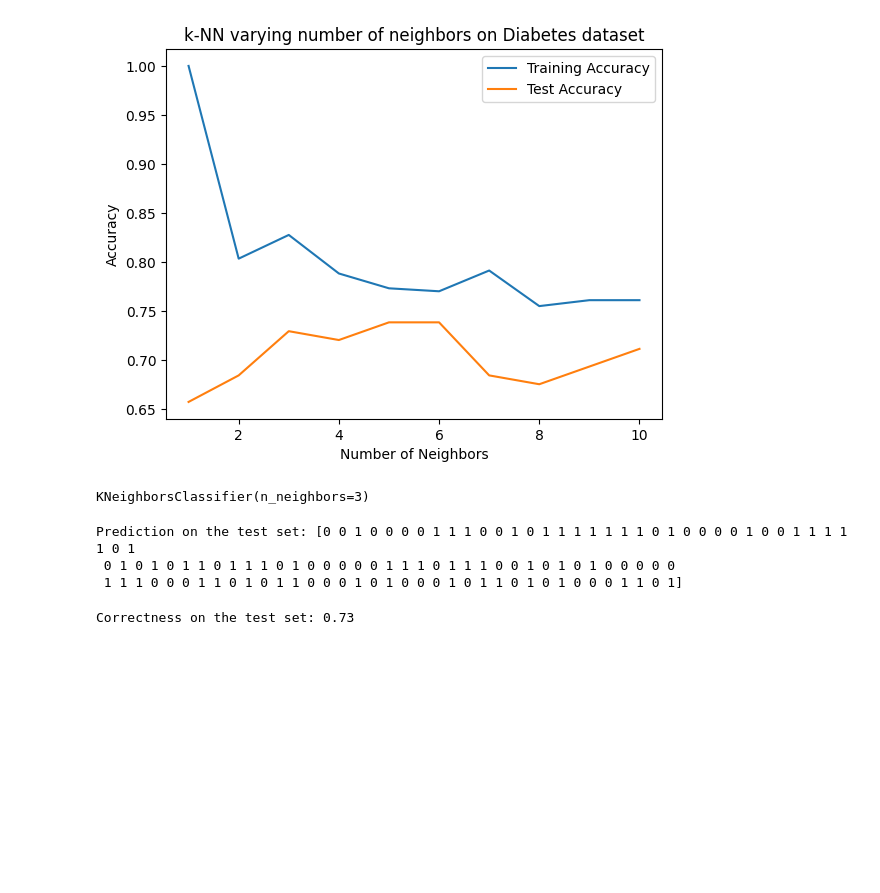
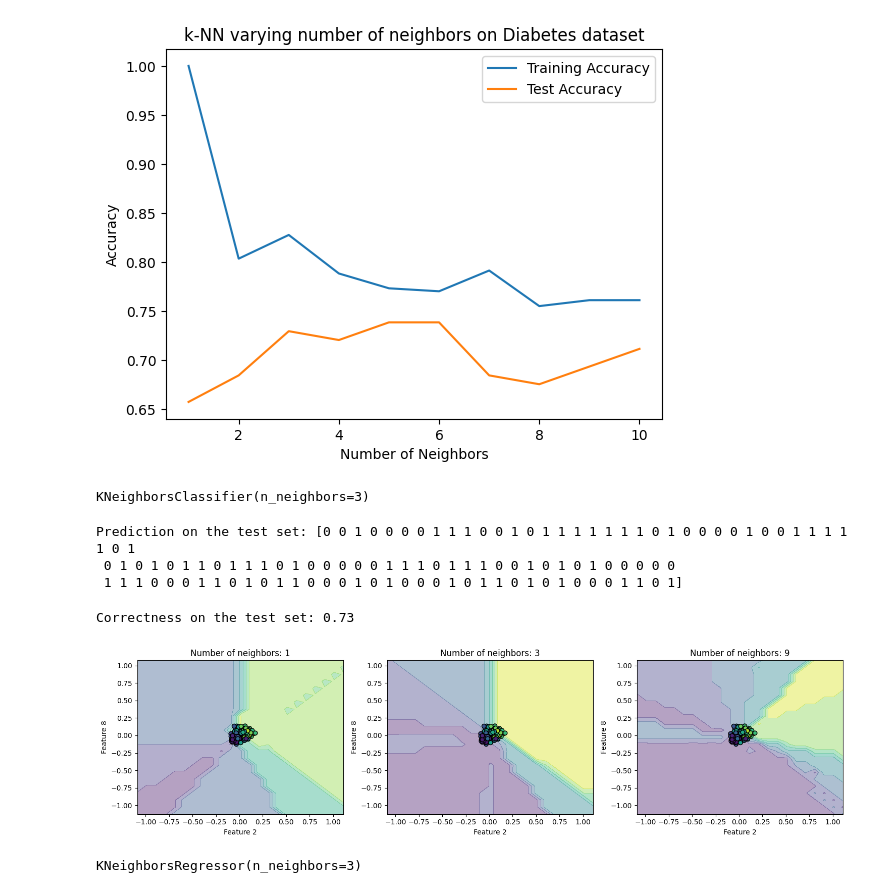
Before and after one commit to ayanasgba/big_data_labs, a Jupyter notebook: labWork5/load_diabetes.ipynb, the cells around one changed output. Saved outputs shown, nothing was run; the diff lists cells and outputs as text; code cells hidden in the pictures; blank space fills up the shorter version.

```diff
--- a/labWork5/load_diabetes.ipynb
+++ b/labWork5/load_diabetes.ipynb
@@ -108,3 +108,47 @@ Prediction on the test set: [0 0 1 0 0 0 0 1 1 1 0 0 1 0 1 1 1 1 1 1 1 0 1 0 0 0
 print("Correctness on the test set: {:.2f}".format(clf.score(X_test,y_test)))
 # %% [output]
 Correctness on the test set: 0.73
+# %%
+from sklearn.neighbors import KNeighborsClassifier
+
+X, y = diabetes.data, diabetes.target
+
+# Choose two features for visualization
+feature_1 = 2  # Change these indices to visualize different features
+feature_2 = 8  # Change these indices to visualize different features
+
+X_sub = X[:, [feature_1, feature_2]]
+
+fig, axes = plt.subplots(1, 3, figsize=(15, 4))
+
+for n_neighbors, ax in zip([1, 3, 9], axes):
+    knn = KNeighborsClassifier(n_neighbors=n_neighbors)
+    knn.fit(X_sub, y)
+
+    x_min, x_max = X_sub[:, 0].min() - 1, X_sub[:, 0].max() + 1
+    y_min, y_max = X_sub[:, 1].min() - 1, X_sub[:, 1].max() + 1
+    xx, yy = np.meshgrid(np.arange(x_min, x_max, 0.1),
+                         np.arange(y_min, y_max, 0.1))
+
+    Z = knn.predict(np.c_[xx.ravel(), yy.ravel()])
+    Z = Z.reshape(xx.shape)
+
+    ax.contourf(xx, yy, Z, alpha=0.4)
+    ax.scatter(X_sub[:, 0], X_sub[:, 1], c=y, edgecolor='k')
+
+    ax.set_title("Number of neighbors: {}".format(n_neighbors))
+    ax.set_xlabel("Feature {}".format(feature_1))
+    ax.set_ylabel("Feature {}".format(feature_2))
+
+plt.tight_layout()
+plt.show()
+# %% [output]
+[figure, added]
+# %%
+from sklearn.neighbors import KNeighborsRegressor
+
+X_train, X_test, y_train, y_test = train_test_split(diabetes.data, diabetes.target,random_state=0)
+knn_regressor = KNeighborsRegressor(n_neighbors=3)
+knn_regressor.fit(X_train, y_train)
+# %% [output]
+KNeighborsRegressor(n_neighbors=3)
```
Also changed, not shown: parts of 18 cells of this notebook, 1 other file.
